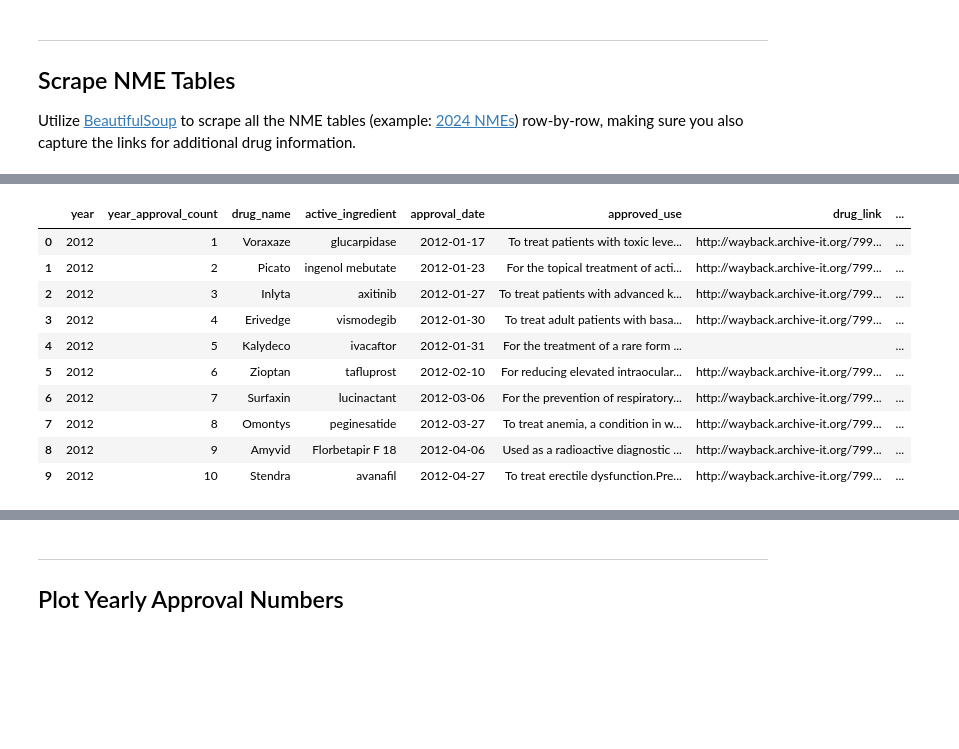
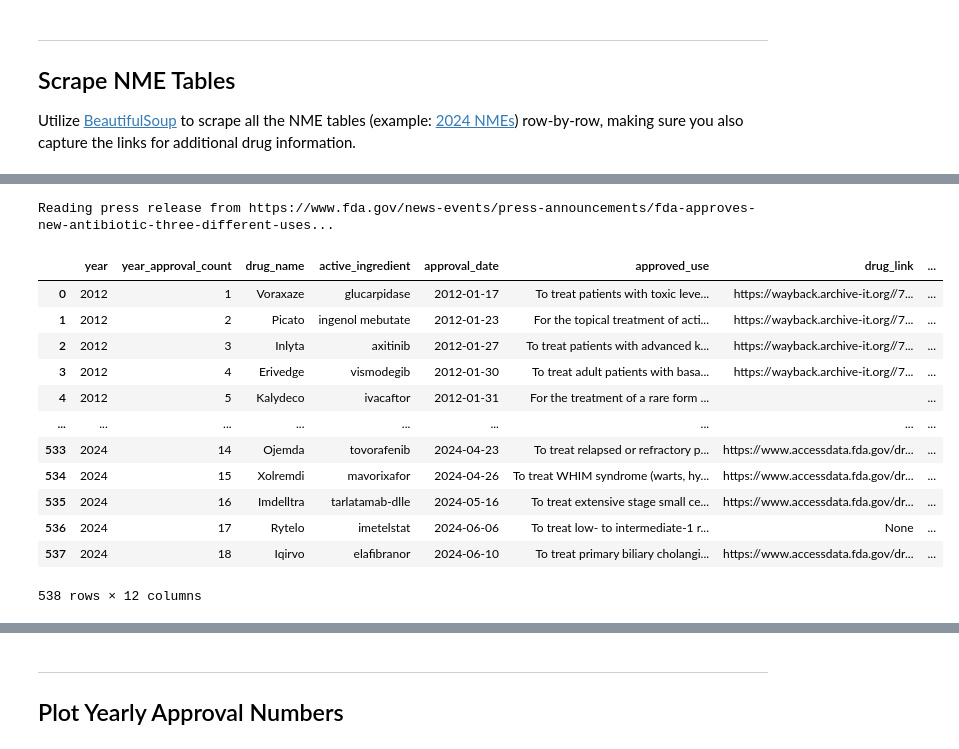
Before and after one commit to rahim-hashim/FDA-NCE-Scraper, a Jupyter notebook: fda_nce_scrape.ipynb, the cells around one changed output, grey strips where cells are left out. Cells and saved outputs as stored; diff of their text form; code cells hidden in the pictures; blank space fills up the shorter version.

```diff
--- a/fda_nce_scrape.ipynb
+++ b/fda_nce_scrape.ipynb
@@ -38,7 +60,7 @@ def initialize_df():
 	})
 	return df
 
-def scrape_drug_cols(cols):
+def scrape_drug_cols(cols, base_link='https://www.fda.gov'):
 	drug_dict = {
 		"drug_name": None,
 		"active_ingredient": None,
@@ -48,8 +70,6 @@ def scrape_drug_cols(cols):
 		"press_release": None,
 		"drug_trials_snapshot": None
 	}
-
-	base_link = "https://www.fda.gov"
 
 	# some rows have only active-ingredient (i.e. asuvimab-zykl) and no other info
 	if len(cols) < 5 or cols[0].get_text().strip() == "*":
@@ -84,6 +104,8 @@ def scrape_drug_cols(cols):
 		drug_dict['approval_date'] = drug_dict['approval_date'].replace("2028", "2018")
 	if drug_dict['drug_name'] == "Jardiance":
 		drug_dict['approval_date'] = drug_dict['approval_date'].replace("2104", "2014")
+	if drug_dict['drug_name'] == "Defitelio":
+		drug_dict['approval_date'] = drug_dict['approval_date'].replace("3016", "2016")
 	# approved use
 	drug_dict['approved_use'] = cols[approved_use_index].get_text().strip()
 	# approved use links
@@ -93,14 +115,14 @@ def scrape_drug_cols(cols):
 	drug_dict['press_release'] = None
 	drug_dict['drug_trials_snapshot'] = None
 	for i, link in enumerate(approved_use_hrefs):
-		if 'news-events' in link:
+		if 'news-events' in link or 'PressAnnouncements' in link:
 			# few of the links sporadically have the base_link already
-			drug_dict['press_release'] = base_link + link.replace('base_link', '')
+			drug_dict['press_release'] = base_link.strip() + link.replace(base_link, '').strip()
 		elif 'drug-trials' in link:
-			drug_dict['drug_trials_snapshot'] = base_link + link.replace('base_link', '')
+			drug_dict['drug_trials_snapshot'] = base_link.strip() + link.replace(base_link, '').strip()
 	return drug_dict
 
-def scrape_fda_nce(year, url, df_all):
+def scrape_fda_nce(year, url, base_link):
 	response = requests.get(url)
 	soup = BeautifulSoup(response.text, "html.parser")
 	df_year = initialize_df()
@@ -108,12 +130,16 @@ def scrape_fda_nce(year, url, df_all):
 		# get year from the h1 tag
 		year = str(int(soup.find_all("h1")[0].get_text().split(" ")[-1]))
 	# scraping table and converting to dataframe had errors due to extra rows in some drug entries
-	table = soup.find_all("table")[0]
+	try:
+		table = soup.find_all("table")[0]
+	except:
+		print(f'  No table found for {year}')
+		return df_year
 	# iterate through each row in the table and get the text and link(s) for each drug
 	rows = table.find_all("tr")
 	print(f'  Number of rows: {len(rows)}')
 	for rix, row in enumerate(rows):
-		drug_dict = scrape_drug_cols(row.find_all("td"))
+		drug_dict = scrape_drug_cols(row.find_all("td"), base_link)
 		if url == 'http://wayback.archive-it.org/7993/20161022052127/http://www.fda.gov/Drugs/DevelopmentApprovalProcess/DrugInnovation/ucm285554.htm':
 			continue
 		if not drug_dict["drug_name"]:
@@ -136,15 +162,16 @@ def scrape_recent_drugs():
 	# get currrent year
 	curr_year = datetime.datetime.now().year
 	df_recent = pd.DataFrame()
-	for year in range(2015, curr_year+1):
+	base_link = "https://www.fda.gov"
+	for year in range(2020, curr_year+1):
 		print(f'Scraping drugs for year {year}...')
 		url = f"https://www.fda.gov/drugs/novel-drug-approvals-fda/novel-drug-approvals-{year}"
-		df = scrape_fda_nce(str(int(year)), url, df_all)
+		df = scrape_fda_nce(str(int(year)), url, base_link)
 		df_recent = pd.concat([df_recent, df], ignore_index=True)
 	return df_recent
 
 def scrape_archived_drugs():
-	base_link = 'http://wayback.archive-it.org'
+	base_link = "https://wayback.archive-it.org/"
 	url = "https://wayback.archive-it.org/7993/20161022052127/http://www.fda.gov/Drugs/DevelopmentApprovalProcess/DrugInnovation/ucm483775.htm"
 	df_archived = pd.DataFrame()
 	response = requests.get(url)
@@ -157,7 +184,7 @@ def scrape_archived_drugs():
 	links = [base_link + link["href"] for link in links]
 	for link in links:
 		print(f'Scraping archived drugs from {link}...')
-		df = scrape_fda_nce(None, link, df_archived)
+		df = scrape_fda_nce(None, link, base_link)
 		if df['drug_name'].isnull().all():
 			continue
 		df_archived = pd.concat([df_archived, df], ignore_index=True)
@@ -179,14 +206,20 @@ def clean_df(df):
 	print(f' Number of rows after cleaning: {len(df)}')
 	return df
 
-def scrape_nce():
+# write to csv
+def write_csv(df_all):
+	print('Writing to csv...')
+	df_all.to_csv(os.path.join('databases', 'fda_nce.csv'), index=False)
+
+def scrape_nce(write_to_csv=False):
 	df_recent = scrape_recent_drugs()
 	print('Number of recent drugs:', len(df_recent))
 	df_archived = scrape_archived_drugs()
 	print('Number of archived drugs:', len(df_archived))
 	df_all = pd.concat([df_recent, df_archived], ignore_index=True)
 	df_all = clean_df(df_all)
+	write_csv(df_all)
 	return df_all
 
-df_all = scrape_nce()
+df_all = scrape_nce(write_to_csv=False)
 # %% [output]
@@ -210,14 +262,32 @@ Cleaning dataframe...
+# %%
+# read one of the press releases
+def read_press_release(df_all):
+	# read the press release for the first drug
+	press_release_drugs = df_all[df_all['press_release'].notnull()]
+	url = press_release_drugs['press_release'].iloc[-1]
+	print(f'Reading press release from {url}...')
+	response = requests.get(url)
+	soup = BeautifulSoup(response.text, "html.parser")
+	# get the text
+	text = soup.get_text()
+	return text
+
+text = read_press_release(df_all)
+# %% [output]
+Reading press release from https://www.fda.gov/news-events/press-announcements/fda-approves-new-antibiotic-three-different-uses...
 # %%
-df_all.head(10)
+df_all
 # %% [output]
 |  | year | year_approval_count | drug_name | active_ingredient | approval_date | approved_use | drug_link | ... |
-| 0 | 2012 | 1 | Voraxaze | glucarpidase | 2012-01-17 | To treat patients with toxic leve... | http://wayback.archive-it.org/799... | ... |
-| 1 | 2012 | 2 | Picato | ingenol mebutate | 2012-01-23 | For the topical treatment of acti... | http://wayback.archive-it.org/799... | ... |
-| 2 | 2012 | 3 | Inlyta | axitinib | 2012-01-27 | To treat patients with advanced k... | http://wayback.archive-it.org/799... | ... |
-| 3 | 2012 | 4 | Erivedge | vismodegib | 2012-01-30 | To treat adult patients with basa... | http://wayback.archive-it.org/799... | ... |
+| 0 | 2012 | 1 | Voraxaze | glucarpidase | 2012-01-17 | To treat patients with toxic leve... | https://wayback.archive-it.org//7... | ... |
+| 1 | 2012 | 2 | Picato | ingenol mebutate | 2012-01-23 | For the topical treatment of acti... | https://wayback.archive-it.org//7... | ... |
+| 2 | 2012 | 3 | Inlyta | axitinib | 2012-01-27 | To treat patients with advanced k... | https://wayback.archive-it.org//7... | ... |
+| 3 | 2012 | 4 | Erivedge | vismodegib | 2012-01-30 | To treat adult patients with basa... | https://wayback.archive-it.org//7... | ... |
 | 4 | 2012 | 5 | Kalydeco | ivacaftor | 2012-01-31 | For the treatment of a rare form ... |  | ... |
-| 5 | 2012 | 6 | Zioptan | tafluprost | 2012-02-10 | For reducing elevated intraocular... | http://wayback.archive-it.org/799... | ... |
-| 6 | 2012 | 7 | Surfaxin | lucinactant | 2012-03-06 | For the prevention of respiratory... | http://wayback.archive-it.org/799... | ... |
-| 7 | 2012 | 8 | Omontys | peginesatide | 2012-03-27 | To treat anemia, a condition in w... | http://wayback.archive-it.org/799... | ... |
-| 8 | 2012 | 9 | Amyvid | Florbetapir F 18 | 2012-04-06 | Used as a radioactive diagnostic ... | http://wayback.archive-it.org/799... | ... |
-| 9 | 2012 | 10 | Stendra | avanafil | 2012-04-27 | To treat erectile dysfunction.Pre... | http://wayback.archive-it.org/799... | ... |
+| ... | ... | ... | ... | ... | ... | ... | ... | ... |
+| 533 | 2024 | 14 | Ojemda | tovorafenib | 2024-04-23 | To treat relapsed or refractory p... | https://www.accessdata.fda.gov/dr... | ... |
+| 534 | 2024 | 15 | Xolremdi | mavorixafor | 2024-04-26 | To treat WHIM syndrome (warts, hy... | https://www.accessdata.fda.gov/dr... | ... |
+| 535 | 2024 | 16 | Imdelltra | tarlatamab-dlle | 2024-05-16 | To treat extensive stage small ce... | https://www.accessdata.fda.gov/dr... | ... |
+| 536 | 2024 | 17 | Rytelo | imetelstat | 2024-06-06 | To treat low- to intermediate-1 r... | None | ... |
+| 537 | 2024 | 18 | Iqirvo | elafibranor | 2024-06-10 | To treat primary biliary cholangi... | https://www.accessdata.fda.gov/dr... | ... |
+538 rows × 12 columns
```
Also changed, not shown: parts of 53 cells of this notebook, 10 other files.
